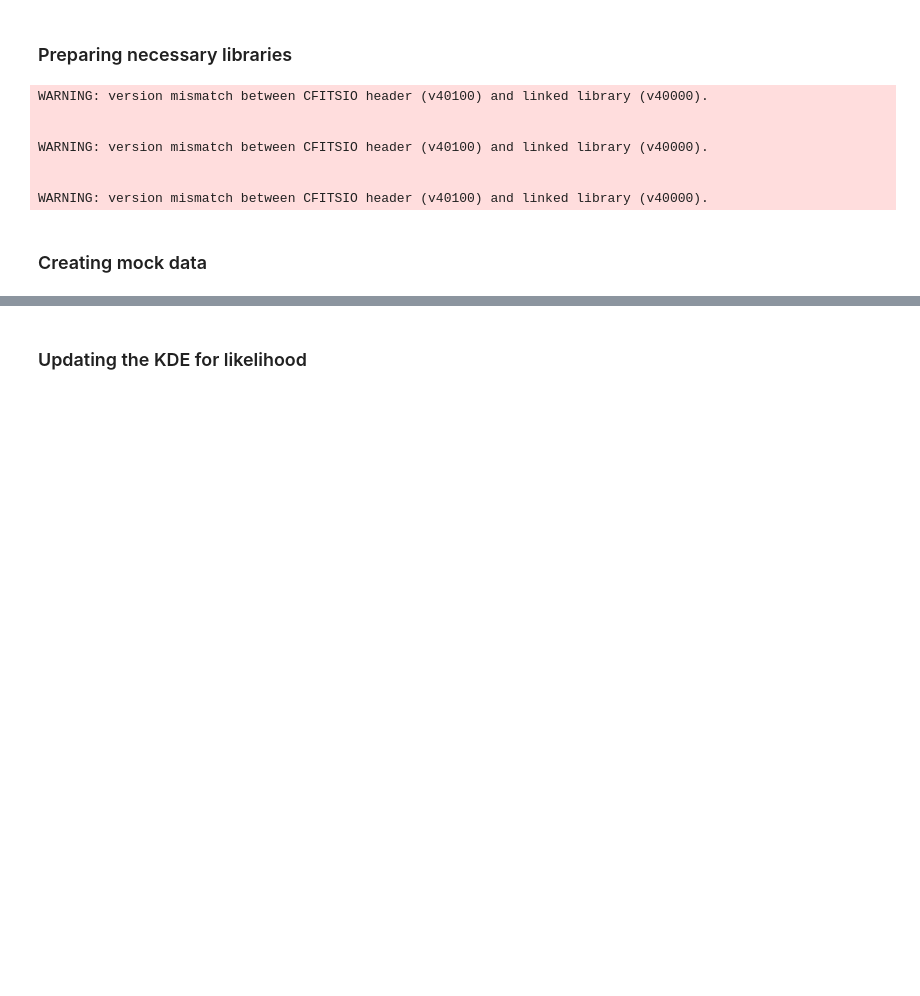
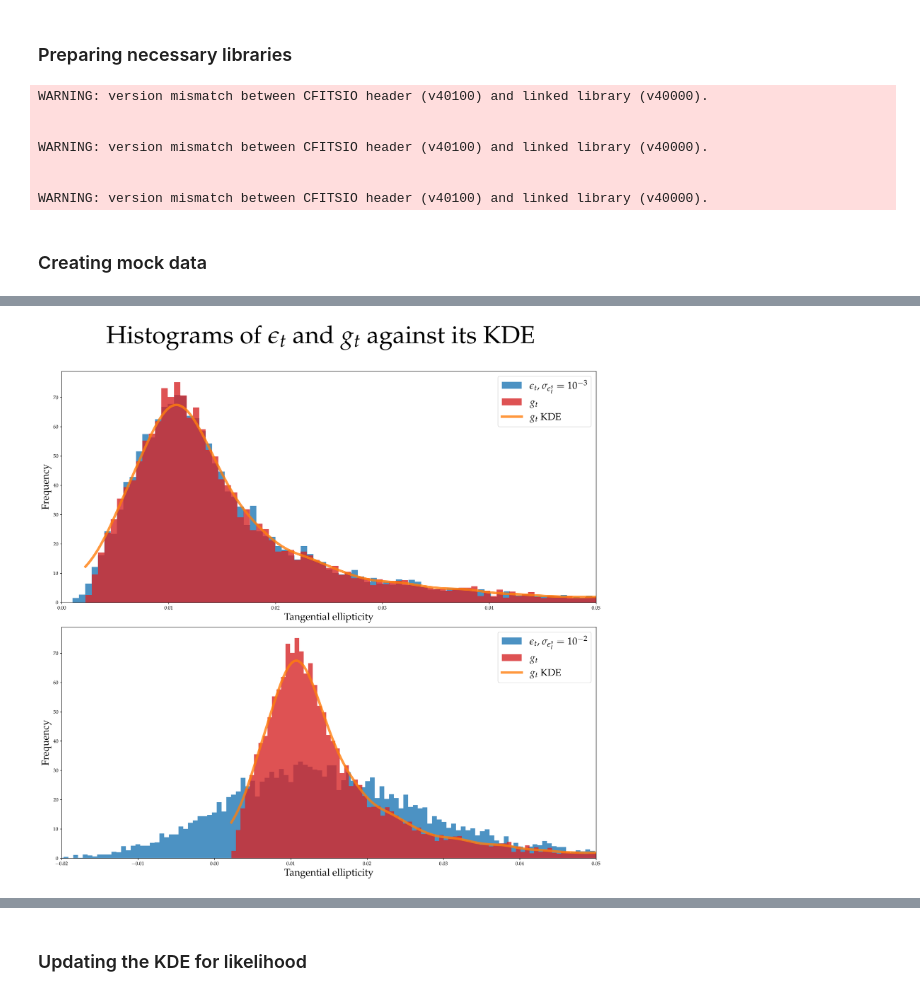
Before and after one commit to caioolivv/masters, a Jupyter notebook: CLMM/CLMM_shear_likelihood_2_1.ipynb, the cells around one changed output, grey strips where cells are left out. Drawn from its saved outputs; the diff is of its cells as text; code cells hidden in the pictures; blank space fills up the shorter version.

```diff
--- a/CLMM/CLMM_shear_likelihood_2_1.ipynb
+++ b/CLMM/CLMM_shear_likelihood_2_1.ipynb
@@ -155,3 +105,41 @@ KeyboardInterrupt:
+# %%
+
+
+fig, ax = plt.subplots(2, 1, figsize=(16,16), dpi=300, facecolor="white")
+
+fig.suptitle(f'Histograms of $\\epsilon_t$ and $g_t$ against its KDE', fontsize='50', weight='bold')
+
+x_small = np.linspace(min(shear_small), max(shear_small), 10000)
+z_small = [shear_kde_small_rot.eval_p(xi) for xi in x_small]
+
+ax[0].hist(gc_small.galcat['et'], bins=1000, color='tab:blue', alpha=0.8, density=True, label=f"$\\epsilon_t$, $\\sigma_{{\\epsilon_t^s}}=10^{{-3}}$")
+ax[0].hist(shear_small, bins=1000, color='tab:red', alpha=0.8, density=True, label=f"$g_t$")
+ax[0].plot(x_small, z_small, color='tab:orange', label=f"$g_t$ KDE", linewidth=5, alpha=0.8)
+ax[0].set_xlim(0, 0.05)
+
+ax[0].set_xlabel(f"Tangential ellipticity", fontsize=20)
+ax[0].set_ylabel(f"Frequency", fontsize=20)
+
+ax[0].legend(fontsize=20)
+
+x_large = np.linspace(min(shear_large), max(shear_large), 10000)
+z_large = [shear_kde_large_rot.eval_p(xi) for xi in x_large]
+
+ax[1].hist(gc_large.galcat['et'], bins=1000, color='tab:blue', alpha=0.8, density=True, label=f"$\\epsilon_t$, $\\sigma_{{\\epsilon_t^s}}=10^{{-2}}$")
+ax[1].hist(shear_large, bins=1000, color='tab:red', alpha=0.8, density=True, label=f"$g_t$")
+ax[1].plot(x_large, z_large, color='tab:orange', label=f"$g_t$ KDE", linewidth=5, alpha=0.8)
+ax[1].set_xlim(-0.02, 0.05)
+
+
+ax[1].set_xlabel(f"Tangential ellipticity", fontsize=20)
+ax[1].set_ylabel(f"Frequency", fontsize=20)
+
+ax[1].legend(fontsize=20)
+
+fig.tight_layout()
+fig.subplots_adjust(top=0.9)
+# %% [output]
+[figure, added]
 # %%
 np.random.seed(0)
 
```
Also changed, not shown: parts of 6 cells of this notebook, 30 other files.
